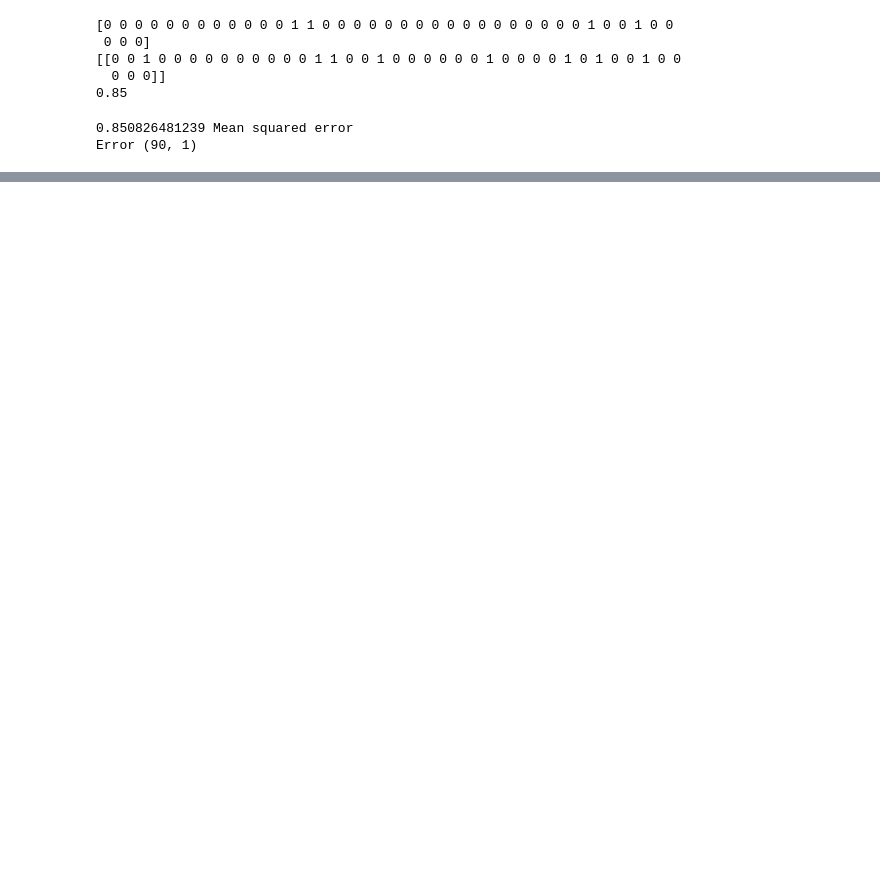
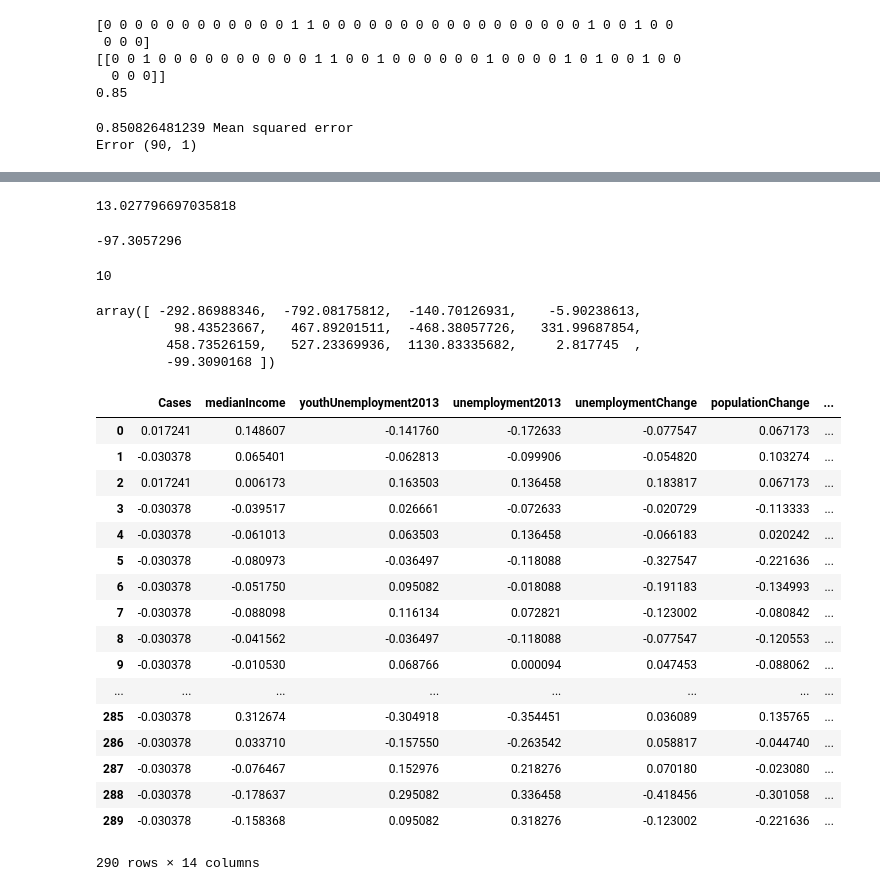
Before and after one commit to AdamPalmar/Swedish-Forrest-Fire, a Jupyter notebook: report2.ipynb, the cells around one changed output, grey strips where cells are left out. Cells and saved outputs as stored; diff of their text form; code cells hidden in the pictures; blank space fills up the shorter version.

Commit message:
added linear regression on reportedcrime

```diff
--- a/report2.ipynb
+++ b/report2.ipynb
@@ -241,0 +237,40 @@ classifier.predict(test_x).shape
+# %%
+#Number of fire per 1000
+#Regression on reported crime
+
+
+from sklearn.linear_model import LinearRegression
+##Regression
+def f(x):
+    if x > 0:
+        return 1
+    else:
+        return 0
+import numpy as np
+
+data_normalized =  (data - data.mean()) / (data.max() - data.min())
+x = np.matrix(data_normalized.drop(['reportedCrime','reportedCrimeVandalism','youngUnskilled'],axis=1).dropna())
+# y = np.matrix((data['Cases'] / data['population']) *1e3)
+y = np.matrix(data['reportedCrime'])
+
+count = 200
+
+training_x = x[:count,:]
+training_y = y[0,:count].T
+
+
+test_x = x[count:,:]
+test_y = y[0,count:].T
+
+
+classifier = LinearRegression()
+classifier.fit(training_x,training_y)
+
+
+error = test_y[:,0] - classifier.predict(test_x)
+# error = test_y[0,:] - test_y[0,:]
+mean_square_error = np.sqrt(np.square(error)).sum()/len(test_y)
+print (mean_square_error), "Mean squared error"
+print "Error" , error.shape
+#This regression problem is hard to relate to.
+#Option might be to
@@ -242,3 +280,41 @@ classifier.predict(test_x).shape
+# %%
+np.sqrt(mean_square_error)
+# %% [output]
+13.027796697035818
+# %%
+-9.73057296e+01
+# %% [output]
+-97.3057296
+# %%
+np.argmax(classifier.coef_)
+# %% [output]
+10
 # %%
-classifier.coef_
+classifier.coef_[0]
+# %% [output]
+array([ -292.86988346,  -792.08175812,  -140.70126931,    -5.90238613,
+          98.43523667,   467.89201511,  -468.38057726,   331.99687854,
+         458.73526159,   527.23369936,  1130.83335682,     2.817745  ,
+         -99.3090168 ])
+# %%
+data_normalized.drop(['reportedCrime','reportedCrimeVandalism'],axis=1).dropna()
+# %% [output]
+|  | Cases | medianIncome | youthUnemployment2013 | unemployment2013 | unemploymentChange | populationChange | ... |
+| 0 | 0.017241 | 0.148607 | -0.141760 | -0.172633 | -0.077547 | 0.067173 | ... |
+| 1 | -0.030378 | 0.065401 | -0.062813 | -0.099906 | -0.054820 | 0.103274 | ... |
+| 2 | 0.017241 | 0.006173 | 0.163503 | 0.136458 | 0.183817 | 0.067173 | ... |
+| 3 | -0.030378 | -0.039517 | 0.026661 | -0.072633 | -0.020729 | -0.113333 | ... |
+| 4 | -0.030378 | -0.061013 | 0.063503 | 0.136458 | -0.066183 | 0.020242 | ... |
+| 5 | -0.030378 | -0.080973 | -0.036497 | -0.118088 | -0.327547 | -0.221636 | ... |
+| 6 | -0.030378 | -0.051750 | 0.095082 | -0.018088 | -0.191183 | -0.134993 | ... |
+| 7 | -0.030378 | -0.088098 | 0.116134 | 0.072821 | -0.123002 | -0.080842 | ... |
+| 8 | -0.030378 | -0.041562 | -0.036497 | -0.118088 | -0.077547 | -0.120553 | ... |
+| 9 | -0.030378 | -0.010530 | 0.068766 | 0.000094 | 0.047453 | -0.088062 | ... |
+| ... | ... | ... | ... | ... | ... | ... | ... |
+| 285 | -0.030378 | 0.312674 | -0.304918 | -0.354451 | 0.036089 | 0.135765 | ... |
+| 286 | -0.030378 | 0.033710 | -0.157550 | -0.263542 | 0.058817 | -0.044740 | ... |
+| 287 | -0.030378 | -0.076467 | 0.152976 | 0.218276 | 0.070180 | -0.023080 | ... |
+| 288 | -0.030378 | -0.178637 | 0.295082 | 0.336458 | -0.418456 | -0.301058 | ... |
+| 289 | -0.030378 | -0.158368 | 0.095082 | 0.318276 | -0.123002 | -0.221636 | ... |
+290 rows × 14 columns
 # %%
```
Also changed, not shown: parts of 7 cells of this notebook.
